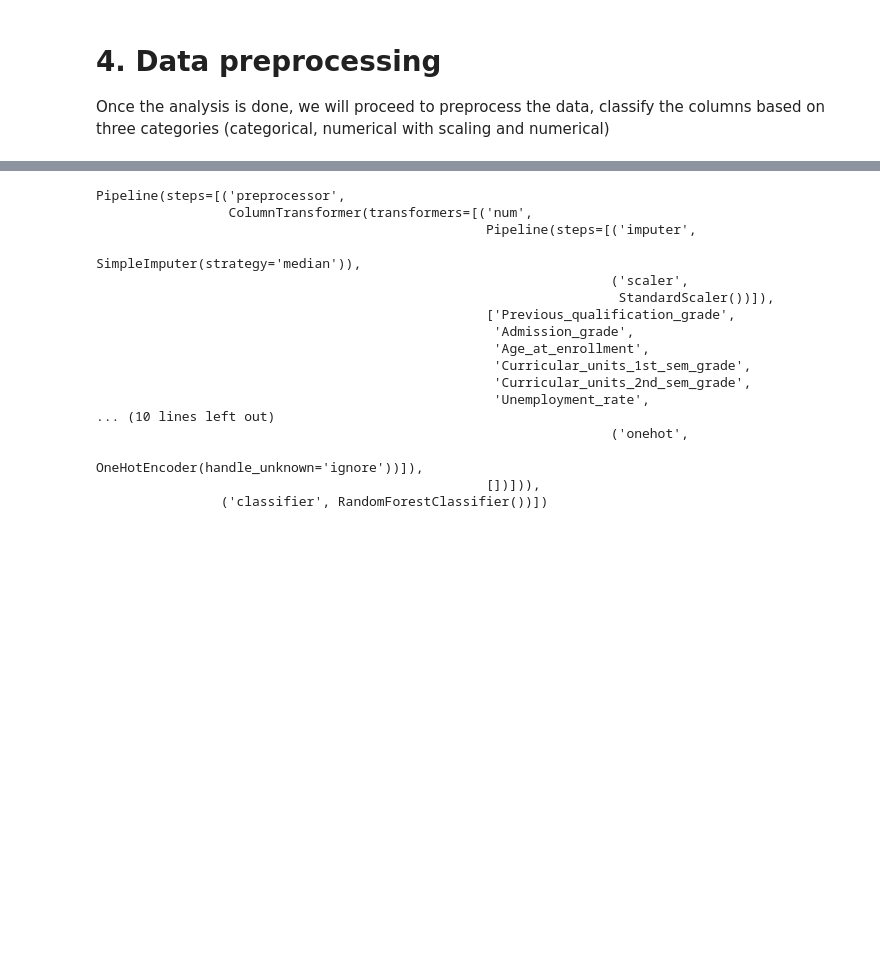
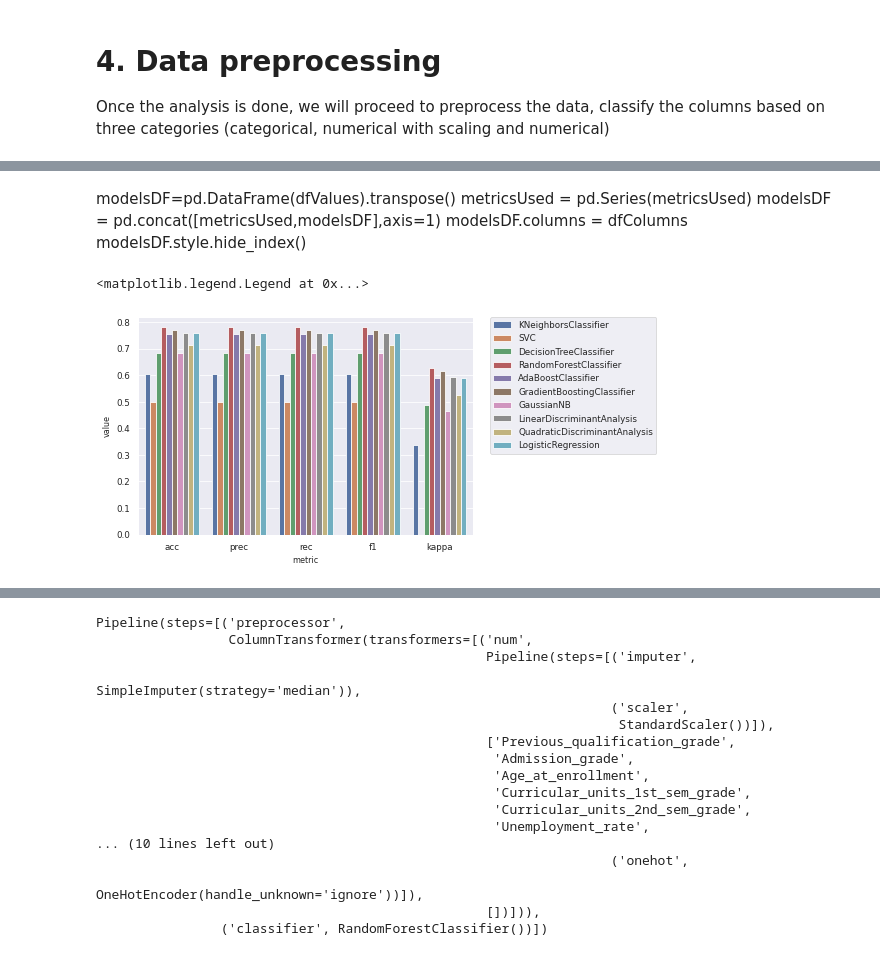
Before and after one commit to oscarzapi/MLOps_app4, a Jupyter notebook: model/modelGenerator.ipynb, the cells around one changed output, grey strips where cells are left out. Cells and saved outputs as stored; diff of their text form; code cells hidden in the pictures; blank space fills up the shorter version.

Commit message:
exploratory analysis done and model generated

```diff
--- a/model/modelGenerator.ipynb
+++ b/model/modelGenerator.ipynb
@@ -668,0 +743,18 @@ from sklearn import ensemble
+# %%
+models = []
+modelMetrics = []
+metricsUsed = ['acc','prec','rec','f1','kappa']
+
+
+dfColumns = ['metric']
+dfValues = []
+for clf in acc_dict:
+    print(clf)
+    dfColumns.append(clf)
+    dfValuesAux = []
+    for metric in metricsUsed:
+        value1 = sum(item[metric] for item in acc_dict[clf])/10
+        dfValues.append({'metric': metric, 'model': clf, 'value':value1})
+        print(metric,value1)
+    #dfValues.append(dfValuesAux)
+dfValues
@@ -668,0 +796,16 @@ from sklearn import ensemble
+# %%
+modelsDF = pd.DataFrame(dfValues)
+# %% [markdown]
+modelsDF=pd.DataFrame(dfValues).transpose()
+metricsUsed = pd.Series(metricsUsed)
+modelsDF = pd.concat([metricsUsed,modelsDF],axis=1)
+modelsDF.columns = dfColumns
+modelsDF.style.hide_index()
+# %%
+sns.set_context("paper", rc={"font.size":10,"axes.titlesize":18,"axes.labelsize":8})
+ax = sns.barplot(x="metric", y="value", hue="model", data=modelsDF)
+# Put the legend out of the figure
+plt.legend(bbox_to_anchor=(1.05, 1), loc=2, borderaxespad=0.)
+# %% [output]
+<matplotlib.legend.Legend at 0x...>
+[figure, added]
```
Also changed, not shown: parts of 30 cells of this notebook, 1 other file.
